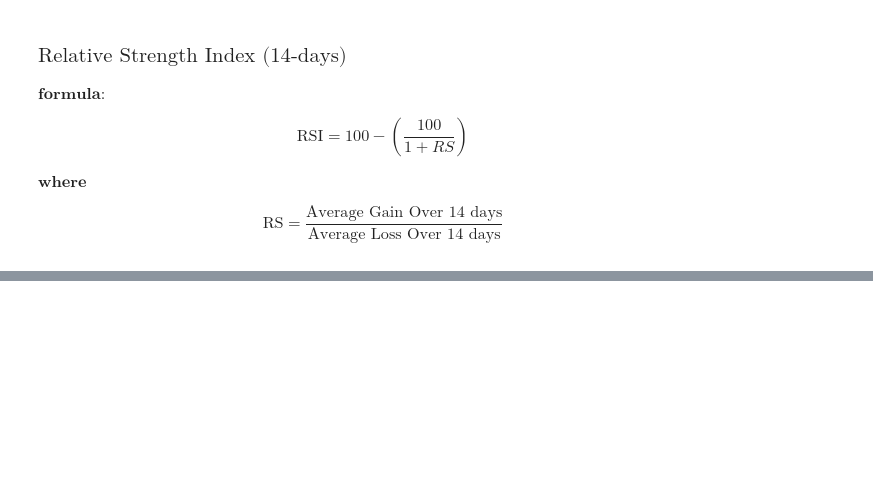
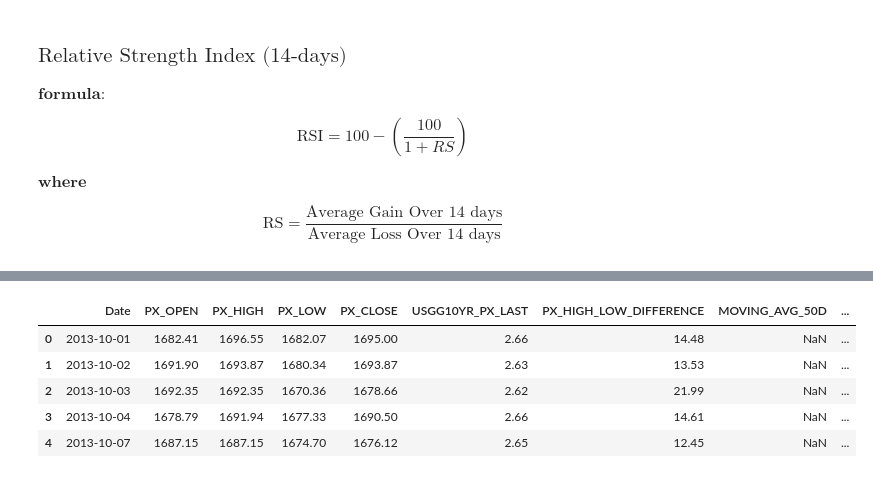
Before and after one commit to DeyonOba/replicate_paper_results_S-P_500_index_forcasting_using_LSTM_models, a Jupyter notebook: notebooks/explore_preprocess.ipynb, the cells around one changed output, grey strips where cells are left out. Cells and saved outputs as stored; diff of their text form; code cells hidden in the pictures; blank space fills up the shorter version.

```diff
--- a/notebooks/explore_preprocess.ipynb
+++ b/notebooks/explore_preprocess.ipynb
@@ -178,2 +379,13 @@ spx_500
+# %%
+spx_500["VOLATILITY 30D"] = (np.log(spx_500["PX_CLOSE"] / spx_500["PX_CLOSE"].shift(1))).rolling(window=30).std() * np.sqrt(252)
+# %%
+spx_500.head()
+# %% [output]
+|  | Date | PX_OPEN | PX_HIGH | PX_LOW | PX_CLOSE | USGG10YR_PX_LAST | PX_HIGH_LOW_DIFFERENCE | MOVING_AVG_50D | ... |
+| 0 | 2013-10-01 | 1682.41 | 1696.55 | 1682.07 | 1695.00 | 2.66 | 14.48 | NaN | ... |
+| 1 | 2013-10-02 | 1691.90 | 1693.87 | 1680.34 | 1693.87 | 2.63 | 13.53 | NaN | ... |
+| 2 | 2013-10-03 | 1692.35 | 1692.35 | 1670.36 | 1678.66 | 2.62 | 21.99 | NaN | ... |
+| 3 | 2013-10-04 | 1678.79 | 1691.94 | 1677.33 | 1690.50 | 2.66 | 14.61 | NaN | ... |
+| 4 | 2013-10-07 | 1687.15 | 1687.15 | 1674.70 | 1676.12 | 2.65 | 12.45 | NaN | ... |
 # %%
 spx_500.to_csv("../data/PreprocessedHistoricalPrices.csv", index=False)
```
Also changed, not shown: parts of 37 cells of this notebook.
